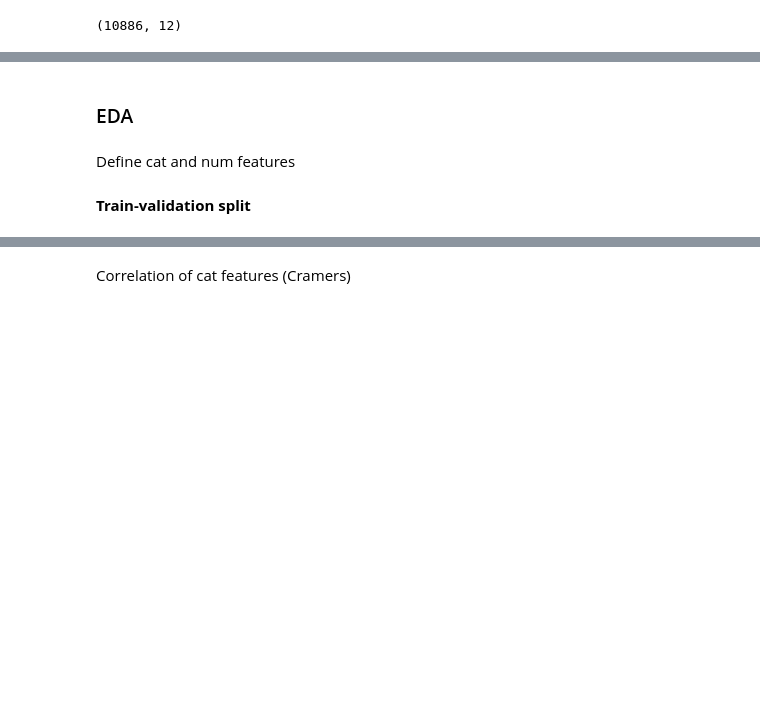
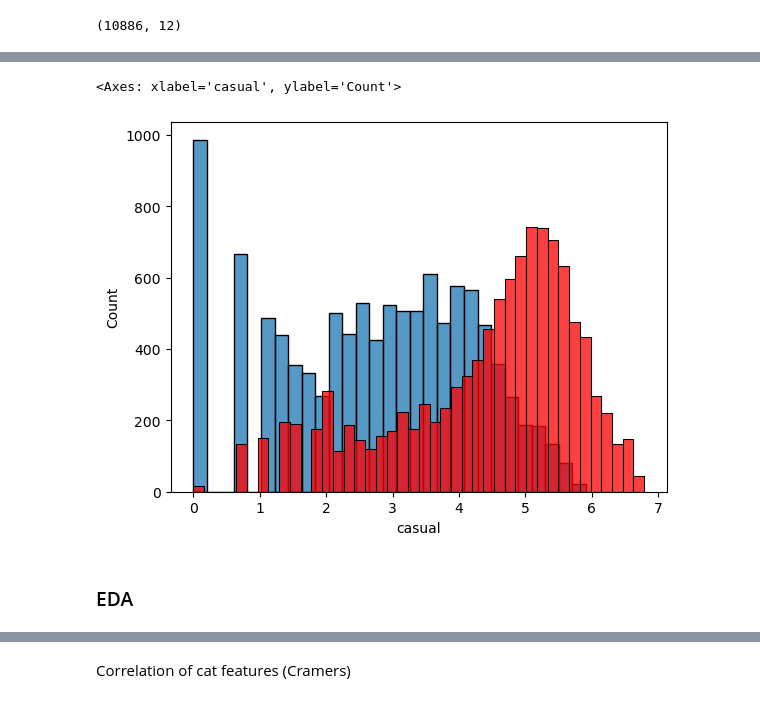
Before and after one commit to ElizavetaBugaeva/bootcamp_projects, a Jupyter notebook: week_03/Project Week 3.ipynb, the cells around one changed output, grey strips where cells are left out. Cells and saved outputs as stored; diff of their text form; code cells hidden in the pictures; blank space fills up the shorter version.

```diff
--- a/week_03/Project Week 3.ipynb
+++ b/week_03/Project Week 3.ipynb
@@ -105,4 +151,13 @@ train.describe()
+# %%
+y_cas = np.log1p(train['casual'])
+y_reg = np.log1p(train['registered'])
+# %%
+sns.histplot(data = train, x=y_cas)
+sns.histplot(data = train, x=y_reg, color = 'red')
+#now they represent more symmetric distribution
+#in the end will need to untransform with np.expm1
+# %% [output]
+<Axes: xlabel='casual', ylabel='Count'>
+[figure, added]
 # %% [markdown]
 ### EDA
-# %% [markdown]
-Define cat and num features
@@ -115,2 +163,0 @@ target = 'count'
-# %% [markdown]
-**Train-validation split**
```
Also changed, not shown: parts of 111 cells of this notebook.
